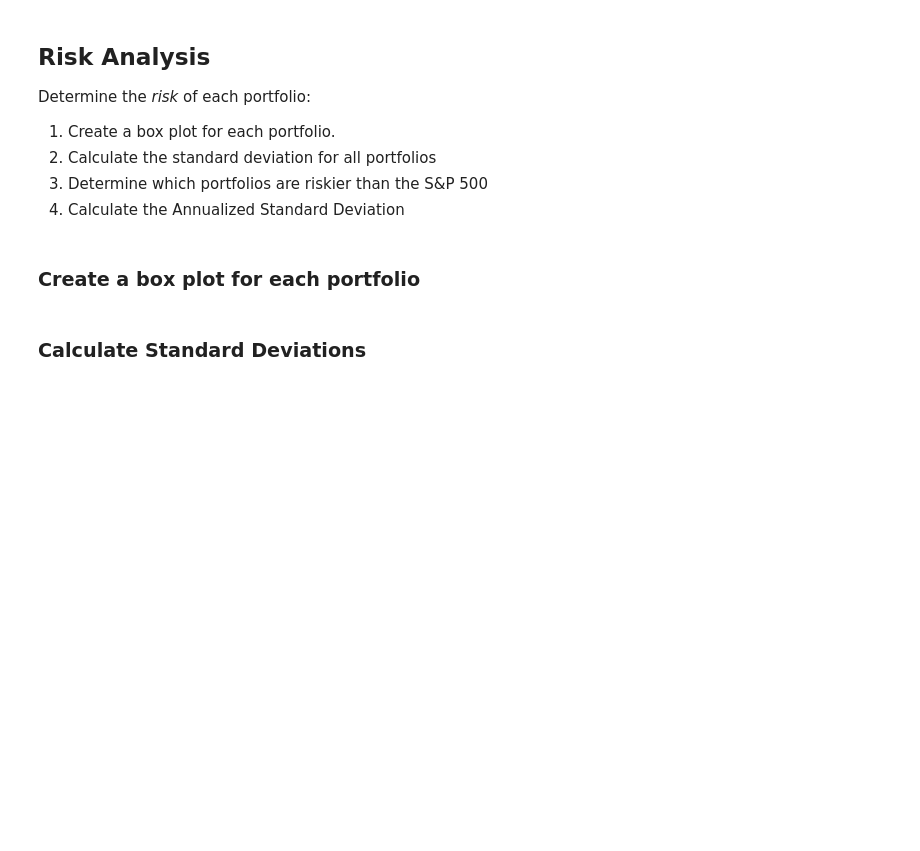
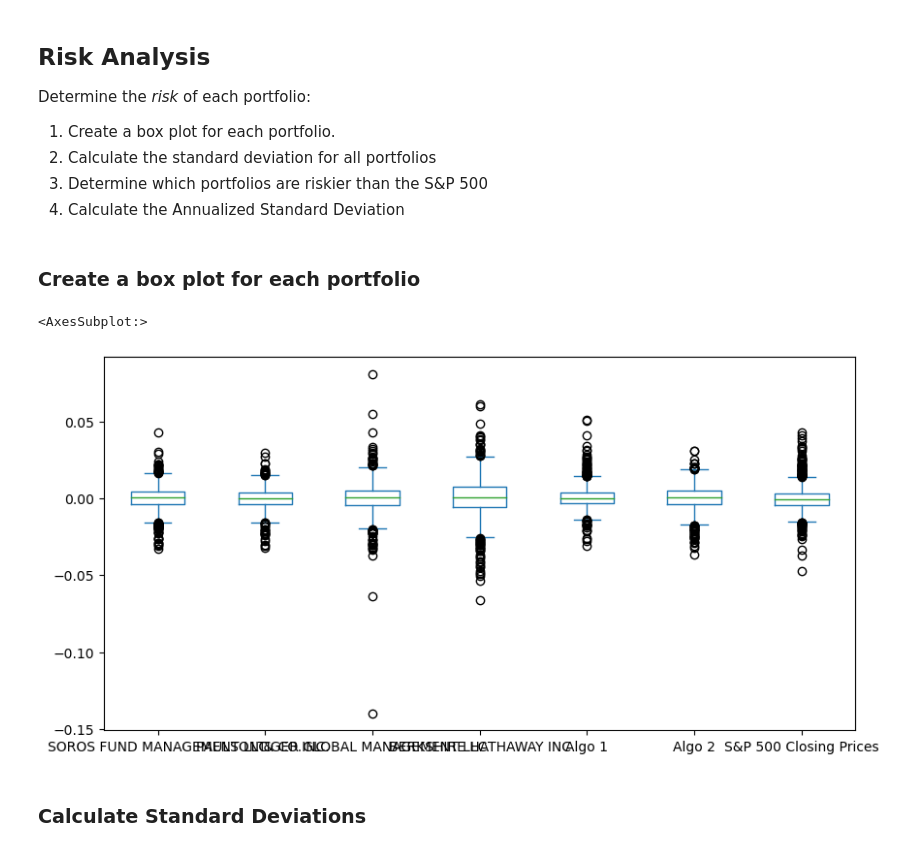
Before and after one commit to edorion13/Financial-Analysis, a Jupyter notebook: Starter_Code/whale_analysis.ipynb, the cells around one changed output. Saved outputs shown, nothing was run; the diff lists cells and outputs as text; code cells hidden in the pictures; blank space fills up the shorter version.

```diff
--- a/Starter_Code/whale_analysis.ipynb
+++ b/Starter_Code/whale_analysis.ipynb
@@ -176,6 +198,10 @@ Determine the _risk_ of each portfolio:
 ### Create a box plot for each portfolio
 # %%
 # Box plot to visually show risk
+combined_data.plot(kind = "box", figsize = (10,5))
+# %% [output]
+<AxesSubplot:>
+[figure, added]
 # %% [markdown]
 ### Calculate Standard Deviations
 # %%
```
Also changed, not shown: parts of 36 cells of this notebook, 3 other files.
